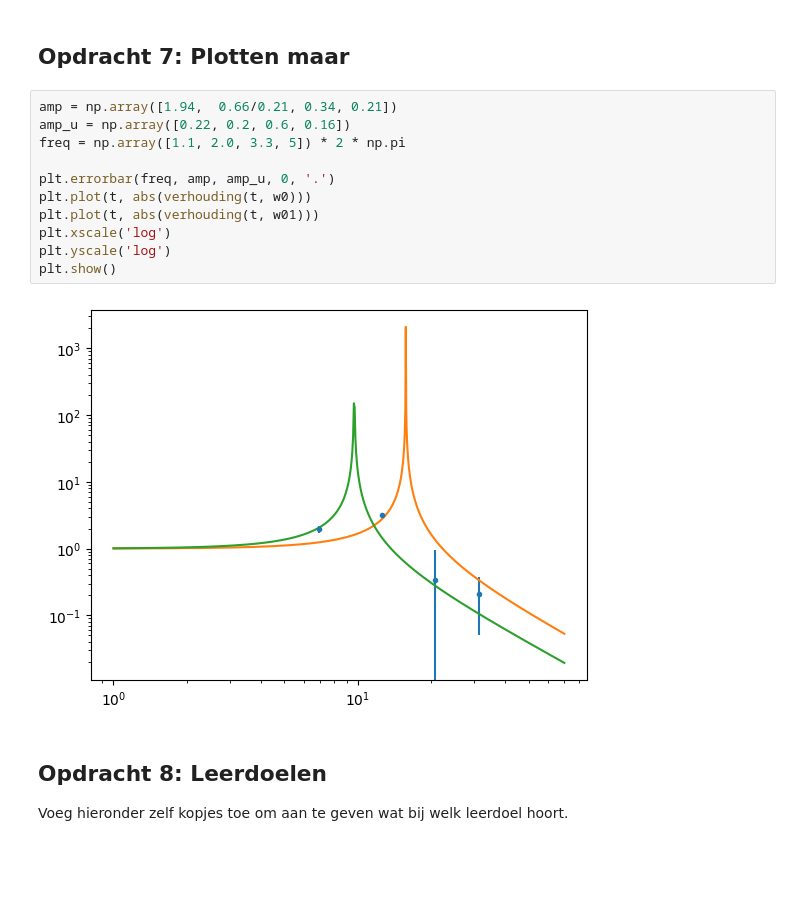
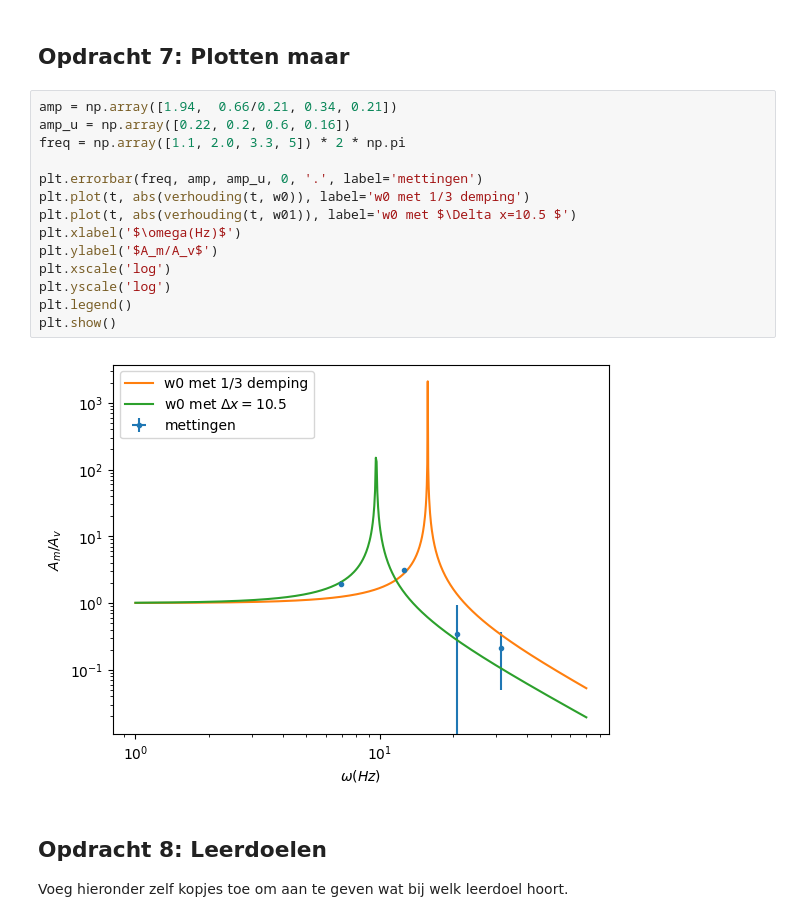
Before and after one commit to sirk3210/porkrepo, a Jupyter notebook: FysiekeOntwerpopdrachten/5MaakEenOpstellingTrillingsvrij/Ontwerpopdracht5MaakEenOpstellingTrillingsvrijInvulTemplate.ipynb, the cells around one changed output. Drawn from its saved outputs; the diff is of its cells as text; blank space fills up the shorter version.

```diff
--- a/FysiekeOntwerpopdrachten/5MaakEenOpstellingTrillingsvrij/Ontwerpopdracht5MaakEenOpstellingTrillingsvrijInvulTemplate.ipynb
+++ b/FysiekeOntwerpopdrachten/5MaakEenOpstellingTrillingsvrij/Ontwerpopdracht5MaakEenOpstellingTrillingsvrijInvulTemplate.ipynb
@@ -153,16 +153,19 @@ plt.plot()
 # %%
 amp = np.array([1.94,  0.66/0.21, 0.34, 0.21])
 amp_u = np.array([0.22, 0.2, 0.6, 0.16])
 freq = np.array([1.1, 2.0, 3.3, 5]) * 2 * np.pi
 
-plt.errorbar(freq, amp, amp_u, 0, '.')
-plt.plot(t, abs(verhouding(t, w0)))
-plt.plot(t, abs(verhouding(t, w01)))
+plt.errorbar(freq, amp, amp_u, 0, '.', label='mettingen')
+plt.plot(t, abs(verhouding(t, w0)), label='w0 met 1/3 demping')
+plt.plot(t, abs(verhouding(t, w01)), label='w0 met $\Delta x=10.5 $')
+plt.xlabel('$\omega(Hz)$')
+plt.ylabel('$A_m/A_v$')
 plt.xscale('log')
 plt.yscale('log')
+plt.legend()
 plt.show()
 # %% [output]
-[figure, old version]
+[figure, new version]
 # %% [markdown]
 ## Opdracht 8: Leerdoelen
 Voeg hieronder zelf kopjes toe om aan te geven wat bij welk leerdoel hoort.
```
